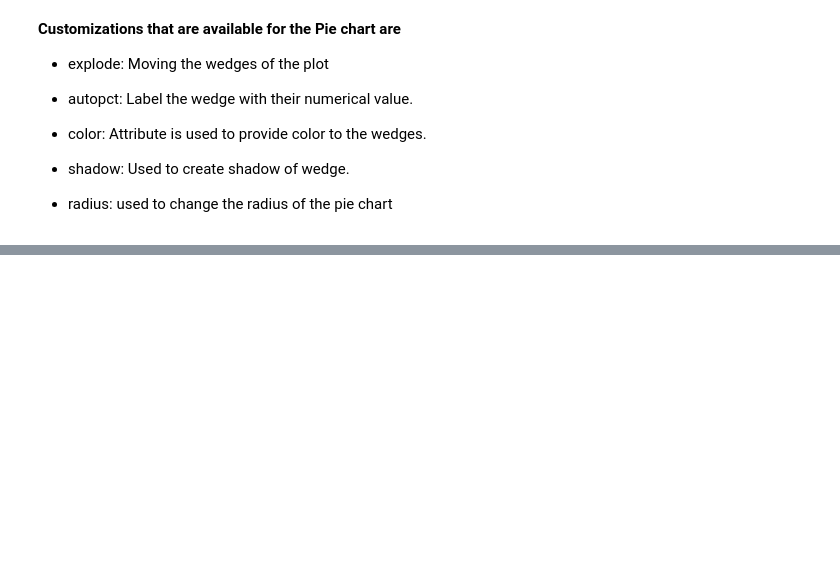
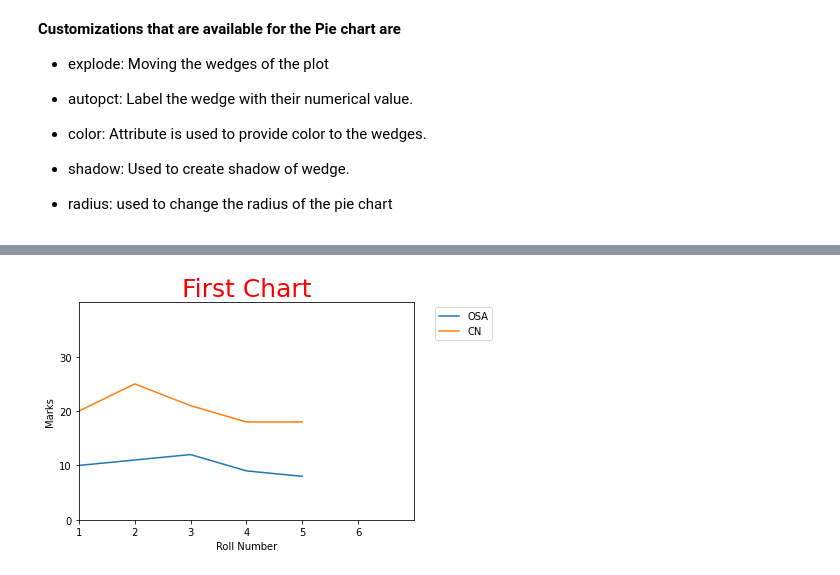
Before and after one commit to gurunathdeshpande/pydatabase, a Jupyter notebook: Data_visualization_with_python.ipynb, the cells around one changed output, grey strips where cells are left out. Cells and saved outputs as stored; diff of their text form; code cells hidden in the pictures; blank space fills up the shorter version.

```diff
--- a/Data_visualization_with_python.ipynb
+++ b/Data_visualization_with_python.ipynb
@@ -661,0 +696,22 @@ plt.show()
+# %%
+import pandas as pd
+import numpy as np
+import matplotlib.pyplot as plt
+
+df = pd.DataFrame([[10,20],[11,25,],[12,21],[9,18],[8,18]],index=[1,2,3,4,5],columns=['OSA','CN'])
+r = df.index
+osa = df['OSA']
+cn = df['CN']
+plt.title('First Chart', color='r', fontsize=25)
+plt.xlabel('Roll Number')
+plt.ylabel('Marks')
+plt.ylim([0,40])
+plt.xlim([1,7])
+plt.xticks(np.arange(1, 7, 1))
+plt.yticks(np.arange(0, 40, 10))
+plt.plot(r,osa)
+plt.plot(r,cn)
+plt.legend(['OSA','CN'],bbox_to_anchor=(1.05, 1.0),loc='upper left')
+plt.show()
+# %% [output]
+[figure, added]
```
Also changed, not shown: parts of 51 cells of this notebook.
